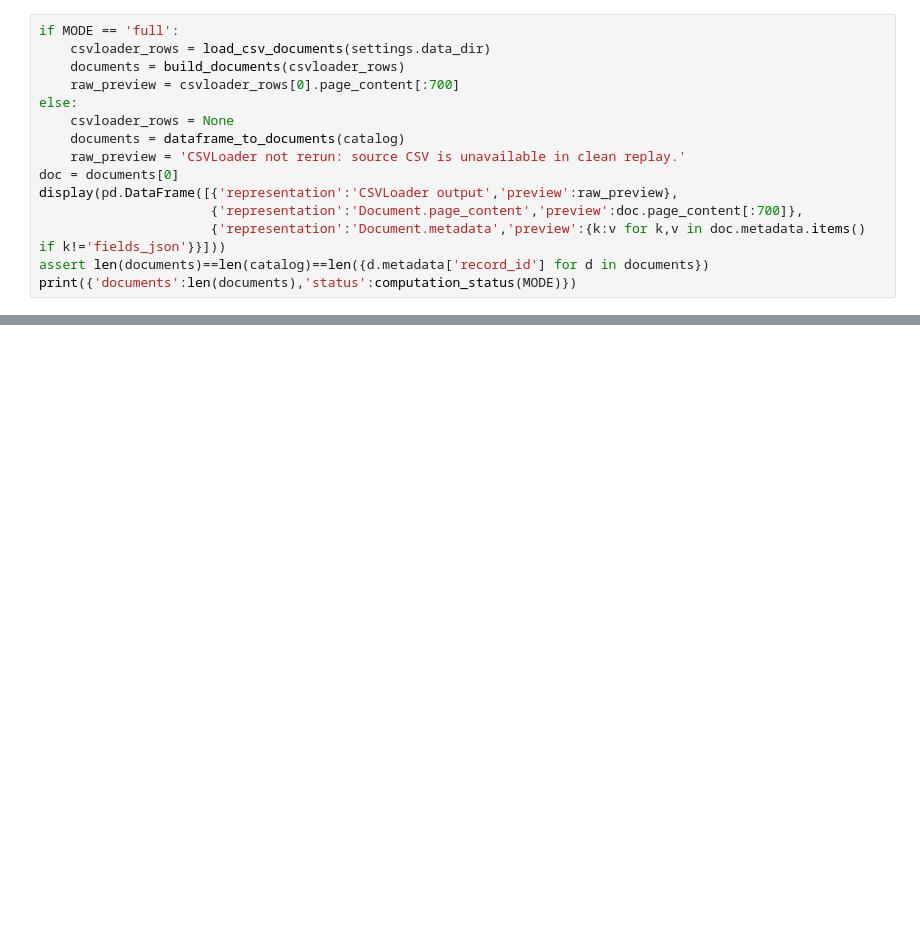
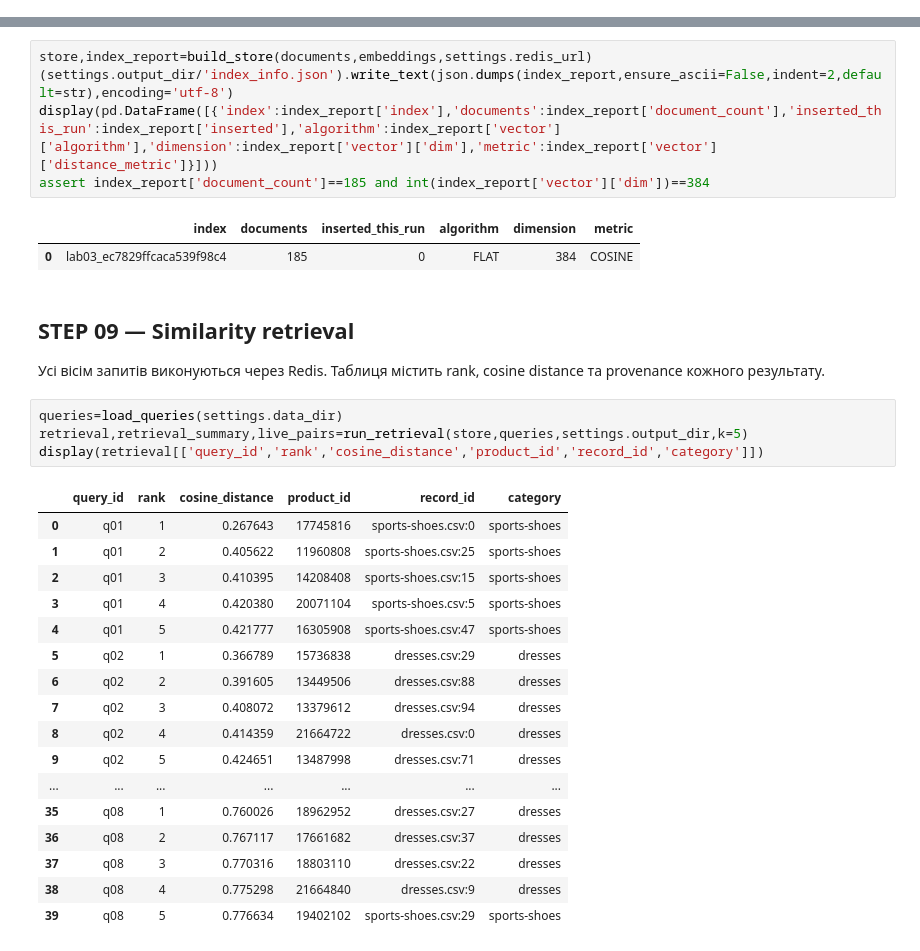
Before and after one commit to Eclipse-XS/Neural-Network-Technologies-and-Systems, a Jupyter notebook: labs/lab03_rag/notebooks/01_redis_csv_rag.ipynb, the cells around one changed output, grey strips where cells are left out. Cells and saved outputs as stored; diff of their text form; blank space fills up the shorter version.

```diff
--- a/labs/lab03_rag/notebooks/01_redis_csv_rag.ipynb
+++ b/labs/lab03_rag/notebooks/01_redis_csv_rag.ipynb
@@ -138,15 +0,0 @@ print({'status':computation_status(MODE),'price_conflicts':len(conflicts)})
-# %%
-if MODE == 'full':
-    csvloader_rows = load_csv_documents(settings.data_dir)
-    documents = build_documents(csvloader_rows)
-    raw_preview = csvloader_rows[0].page_content[:700]
-else:
-    csvloader_rows = None
-    documents = dataframe_to_documents(catalog)
-    raw_preview = 'CSVLoader not rerun: source CSV is unavailable in clean replay.'
-doc = documents[0]
-display(pd.DataFrame([{'representation':'CSVLoader output','preview':raw_preview},
-                      {'representation':'Document.page_content','preview':doc.page_content[:700]},
-                      {'representation':'Document.metadata','preview':{k:v for k,v in doc.metadata.items() if k!='fields_json'}}]))
-assert len(documents)==len(catalog)==len({d.metadata['record_id'] for d in documents})
-print({'documents':len(documents),'status':computation_status(MODE)})
@@ -445,0 +164,34 @@ print({'chart_source':'current metrics DataFrame','status':computation_status(MO
+# %%
+store,index_report=build_store(documents,embeddings,settings.redis_url)
+(settings.output_dir/'index_info.json').write_text(json.dumps(index_report,ensure_ascii=False,indent=2,default=str),encoding='utf-8')
+display(pd.DataFrame([{'index':index_report['index'],'documents':index_report['document_count'],'inserted_this_run':index_report['inserted'],'algorithm':index_report['vector']['algorithm'],'dimension':index_report['vector']['dim'],'metric':index_report['vector']['distance_metric']}]))
+assert index_report['document_count']==185 and int(index_report['vector']['dim'])==384
+# %% [output]
+|  | index | documents | inserted_this_run | algorithm | dimension | metric |
+| 0 | lab03_ec7829ffcaca539f98c4 | 185 | 0 | FLAT | 384 | COSINE |
+# %% [markdown]
+## STEP 09 — Similarity retrieval
+
+Усі вісім запитів виконуються через Redis. Таблиця містить rank, cosine distance та provenance кожного результату.
+# %%
+queries=load_queries(settings.data_dir)
+retrieval,retrieval_summary,live_pairs=run_retrieval(store,queries,settings.output_dir,k=5)
+display(retrieval[['query_id','rank','cosine_distance','product_id','record_id','category']])
+# %% [output]
+|  | query_id | rank | cosine_distance | product_id | record_id | category |
+| 0 | q01 | 1 | 0.267643 | 17745816 | sports-shoes.csv:0 | sports-shoes |
+| 1 | q01 | 2 | 0.405622 | 11960808 | sports-shoes.csv:25 | sports-shoes |
+| 2 | q01 | 3 | 0.410395 | 14208408 | sports-shoes.csv:15 | sports-shoes |
+| 3 | q01 | 4 | 0.420380 | 20071104 | sports-shoes.csv:5 | sports-shoes |
+| 4 | q01 | 5 | 0.421777 | 16305908 | sports-shoes.csv:47 | sports-shoes |
+| 5 | q02 | 1 | 0.366789 | 15736838 | dresses.csv:29 | dresses |
+| 6 | q02 | 2 | 0.391605 | 13449506 | dresses.csv:88 | dresses |
+| 7 | q02 | 3 | 0.408072 | 13379612 | dresses.csv:94 | dresses |
+| 8 | q02 | 4 | 0.414359 | 21664722 | dresses.csv:0 | dresses |
+| 9 | q02 | 5 | 0.424651 | 13487998 | dresses.csv:71 | dresses |
+| ... | ... | ... | ... | ... | ... | ... |
+| 35 | q08 | 1 | 0.760026 | 18962952 | dresses.csv:27 | dresses |
+| 36 | q08 | 2 | 0.767117 | 17661682 | dresses.csv:37 | dresses |
+| 37 | q08 | 3 | 0.770316 | 18803110 | dresses.csv:22 | dresses |
+| 38 | q08 | 4 | 0.775298 | 21664840 | dresses.csv:9 | dresses |
+| 39 | q08 | 5 | 0.776634 | 19402102 | sports-shoes.csv:29 | sports-shoes |
```
Also changed, not shown: parts of 62 cells of this notebook, 33 other files.
